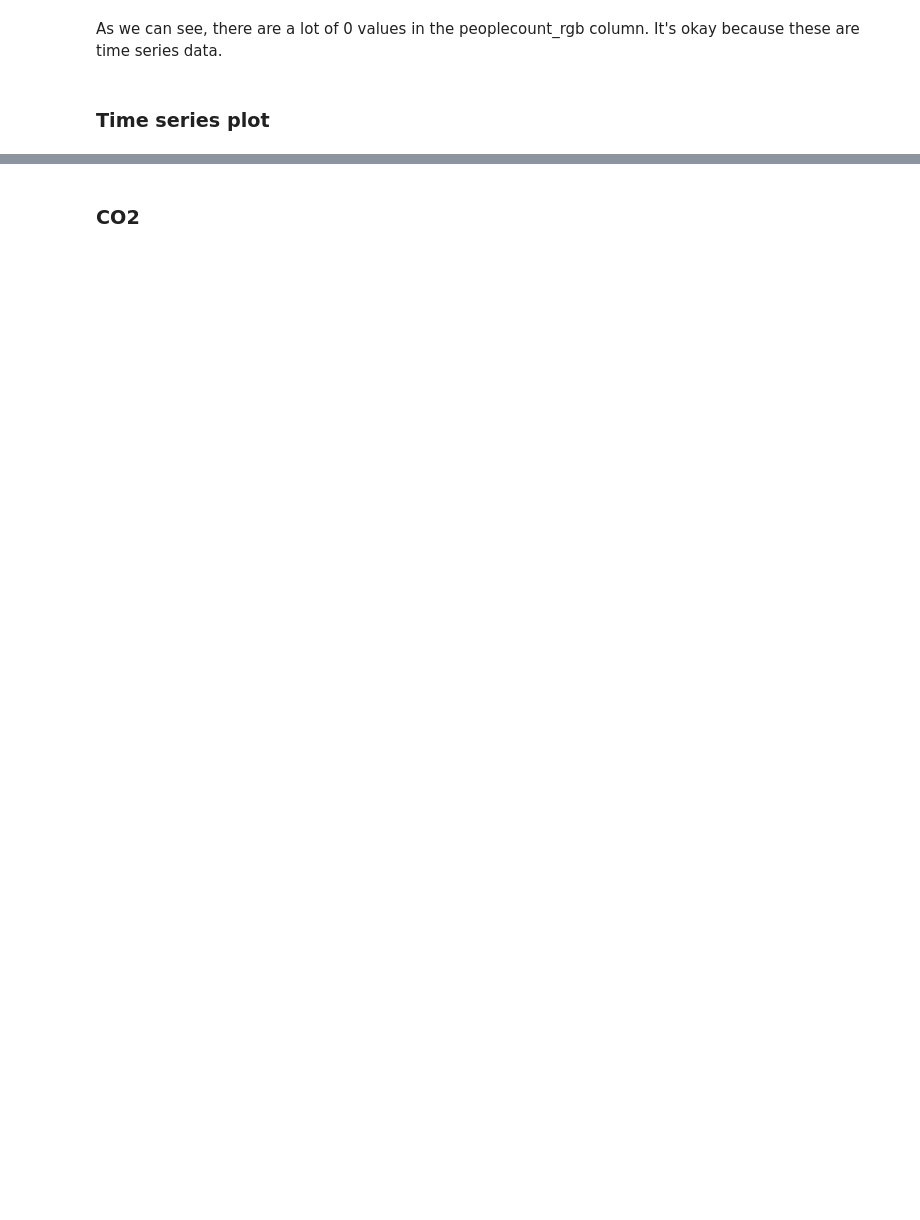
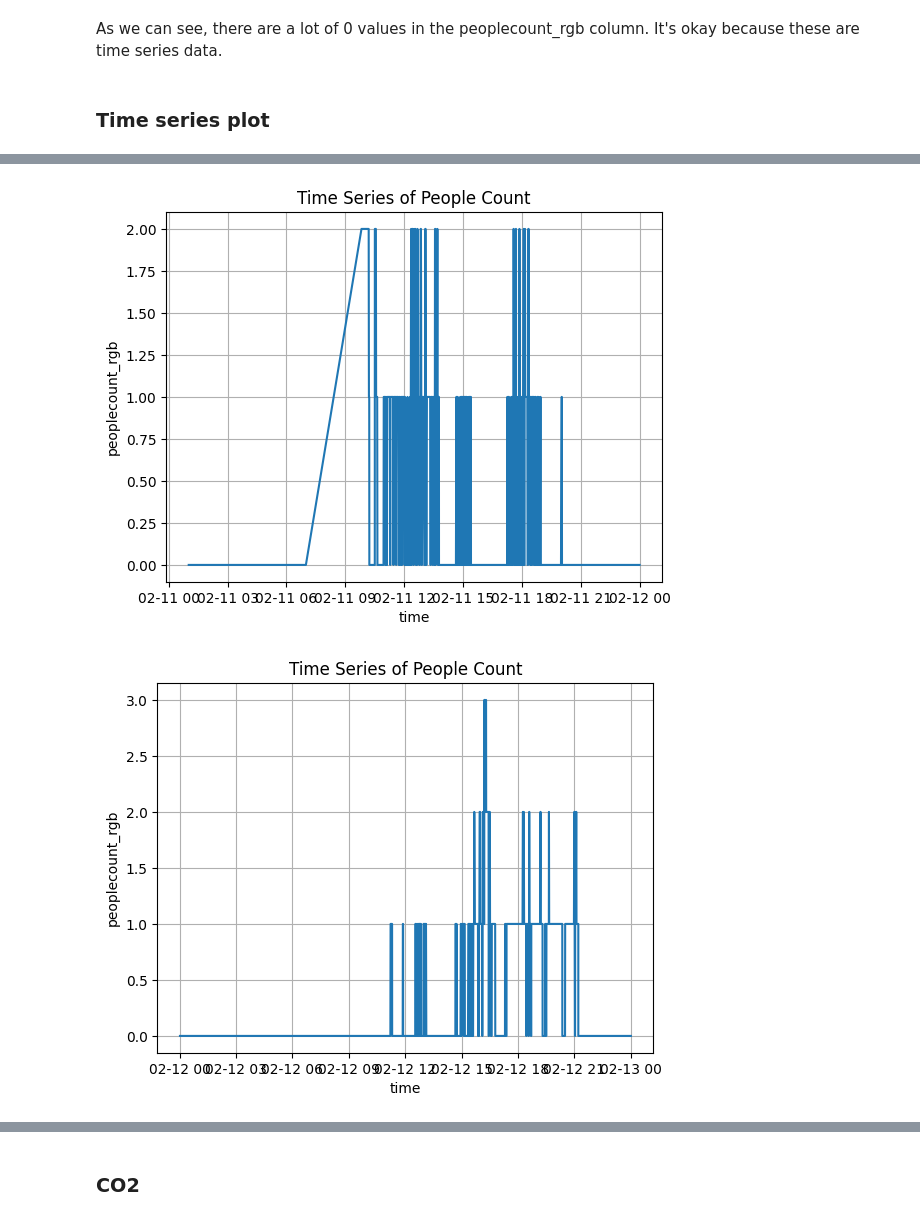
Before and after one commit to AymaneElmahi/sd-hoc, a Jupyter notebook: notebooks/visualizing.ipynb, the cells around one changed output, grey strips where cells are left out. Saved outputs shown, nothing was run; the diff lists cells and outputs as text; code cells hidden in the pictures; blank space fills up the shorter version.

```diff
--- a/notebooks/visualizing.ipynb
+++ b/notebooks/visualizing.ipynb
@@ -113,11 +123,14 @@ utils.plot_time_series(df)
 # %%
 # plot time series of people count for each day
 utils.plot_time_series_dbd(df)
+utils.plot_time_series_dbd(df,matplotlib = True, first = False)
 # %% [output]
 [interactive output not drawn]
 [interactive output not drawn]
 [interactive output not drawn]
 [interactive output not drawn]
 [interactive output not drawn]
 [interactive output not drawn]
 [interactive output not drawn]
+[figure, added]
+[figure, added]
```
Also changed, not shown: parts of 4 cells of this notebook.
